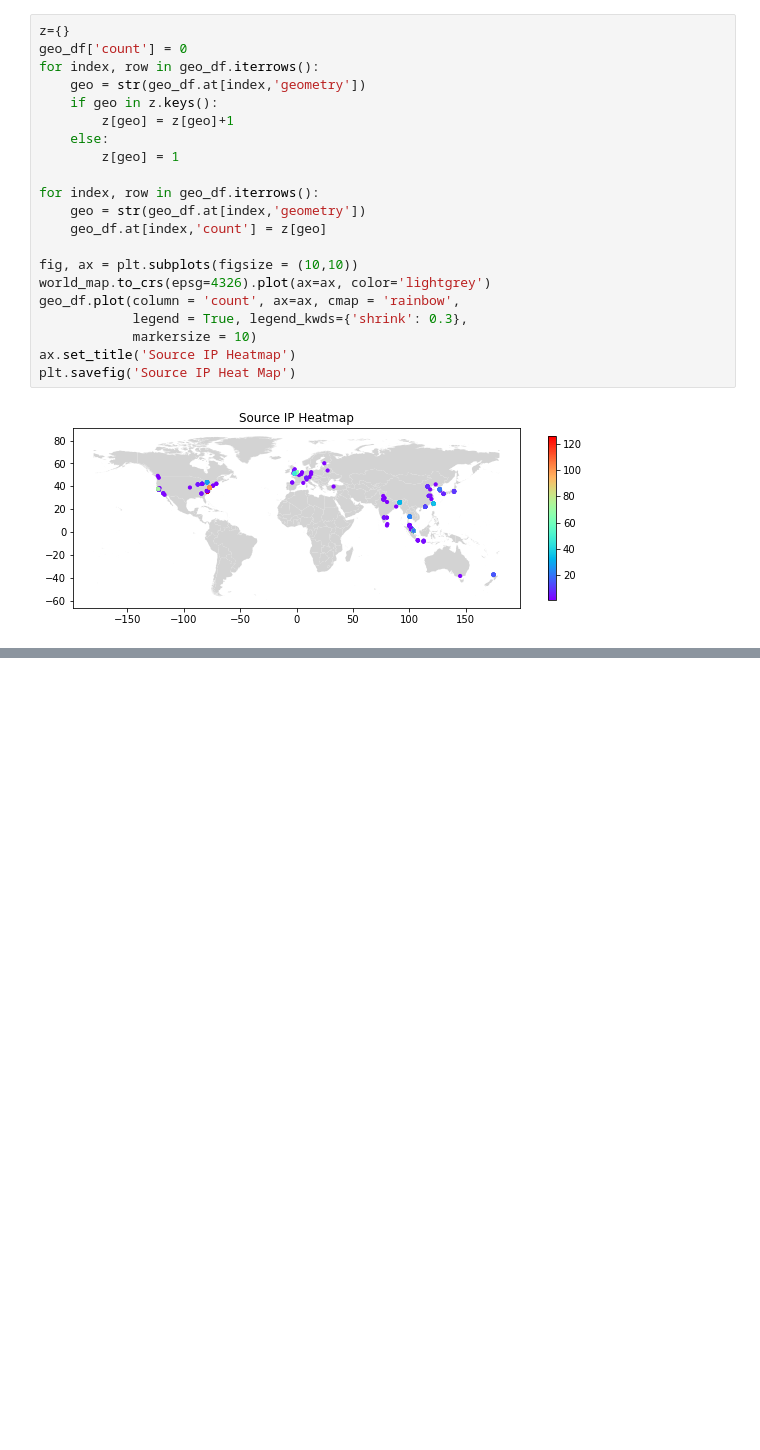
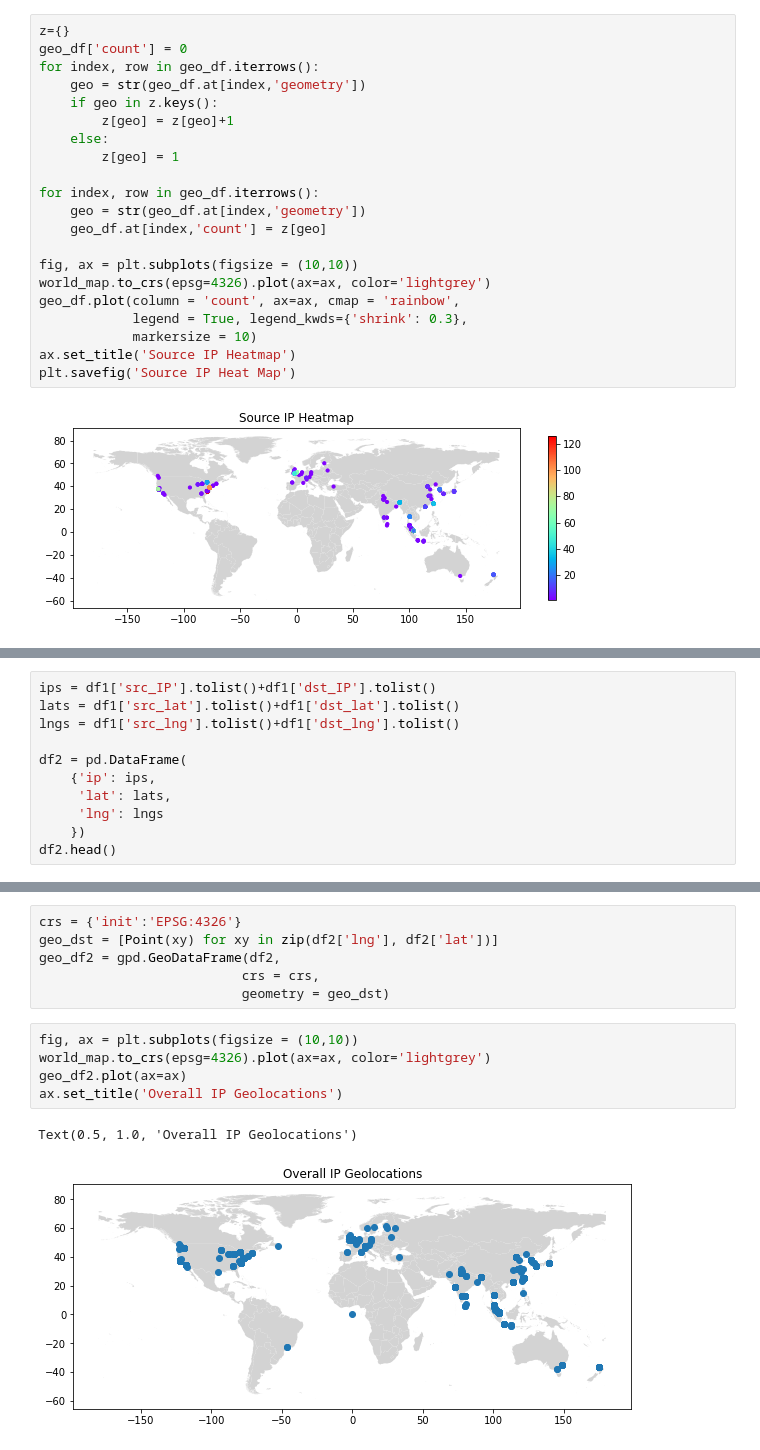
Before and after one commit to jsheng1996/CZ-3006-Labs, a Jupyter notebook: cz3006lab4/dataviz.ipynb, the cells around one changed output, grey strips where cells are left out. Drawn from its saved outputs; the diff is of its cells as text; blank space fills up the shorter version.

```diff
--- a/cz3006lab4/dataviz.ipynb
+++ b/cz3006lab4/dataviz.ipynb
@@ -270,0 +320,11 @@ plt.savefig('Source IP Heat Map')
+# %%
+ips = df1['src_IP'].tolist()+df1['dst_IP'].tolist()
+lats = df1['src_lat'].tolist()+df1['dst_lat'].tolist()
+lngs = df1['src_lng'].tolist()+df1['dst_lng'].tolist()
+
+df2 = pd.DataFrame(
+    {'ip': ips,
+     'lat': lats,
+     'lng': lngs
+    })
+df2.head()
@@ -270,0 +338,14 @@ plt.savefig('Source IP Heat Map')
+# %%
+crs = {'init':'EPSG:4326'}
+geo_dst = [Point(xy) for xy in zip(df2['lng'], df2['lat'])]
+geo_df2 = gpd.GeoDataFrame(df2,
+                          crs = crs,
+                          geometry = geo_dst)
+# %%
+fig, ax = plt.subplots(figsize = (10,10))
+world_map.to_crs(epsg=4326).plot(ax=ax, color='lightgrey')
+geo_df2.plot(ax=ax)
+ax.set_title('Overall IP Geolocations')
+# %% [output]
+Text(0.5, 1.0, 'Overall IP Geolocations')
+[figure, added]
```
Also changed, not shown: parts of 12 cells of this notebook, 8 other files.
